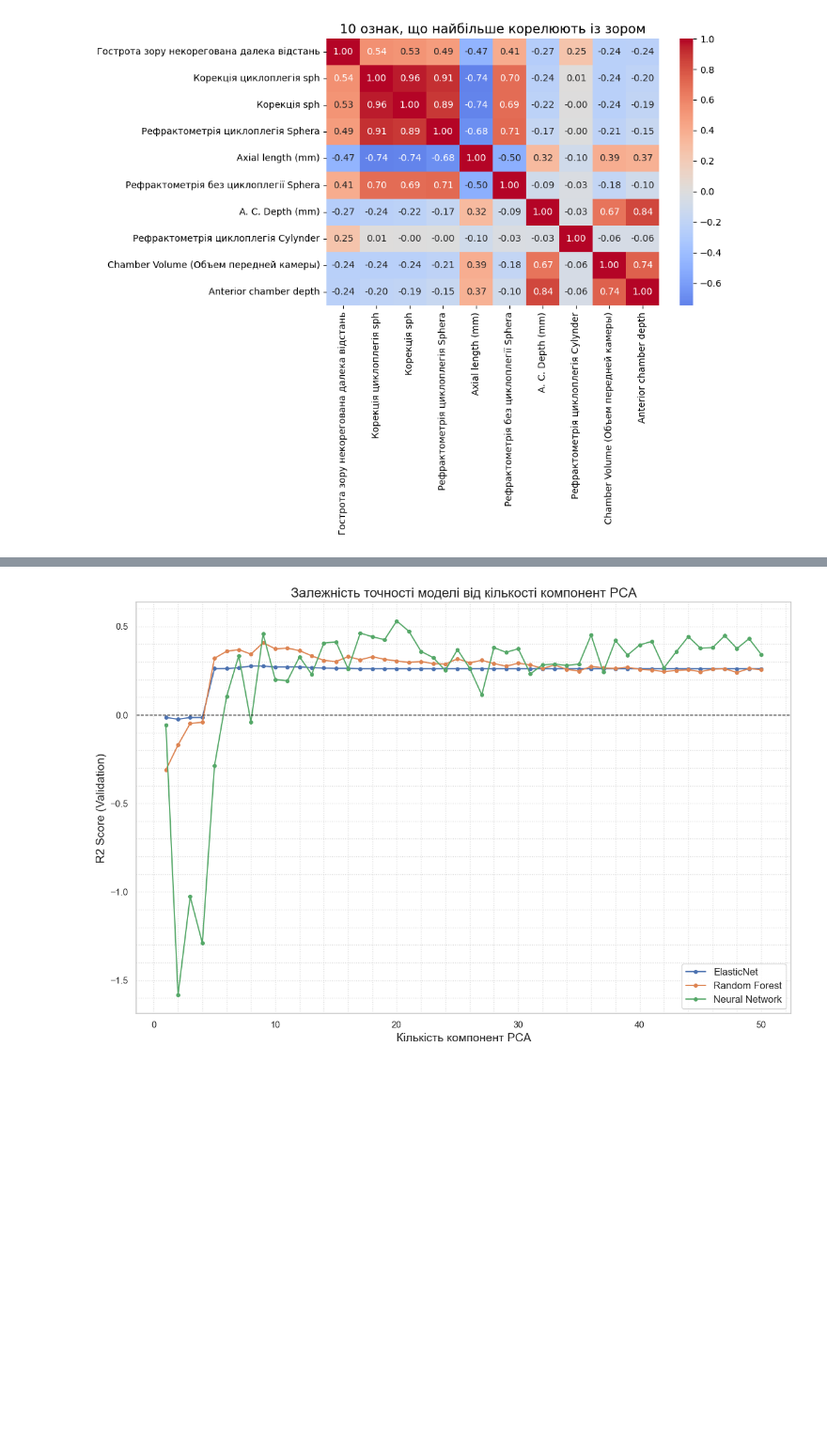
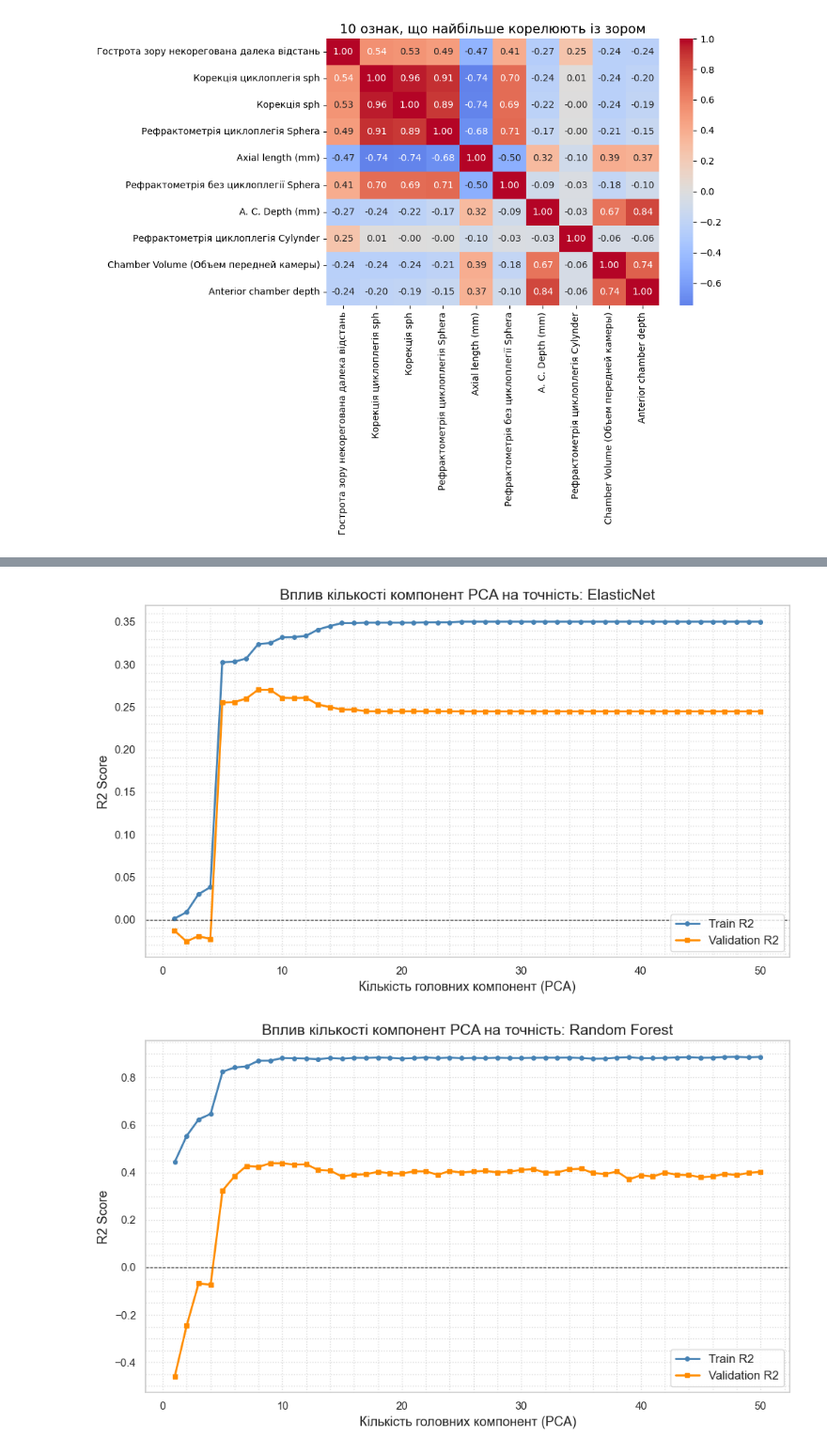
Before and after one commit to romaro23/SightRegression, a Jupyter notebook: regression.ipynb, the cells around one changed output, grey strips where cells are left out. Shown at 94% size. Saved outputs shown, nothing was run; the diff lists cells and outputs as text; code cells hidden in the pictures; blank space fills up the shorter version.

```diff
--- a/regression.ipynb
+++ b/regression.ipynb
@@ -422,51 +365,72 @@ comparison_plot(results)
 # %%
-rf = RandomForestRegressor(n_estimators=500, random_state=42, min_samples_split=5, min_samples_leaf=2, max_features='sqrt', max_depth=10)
-elastic = ElasticNet(random_state=42, alpha=0.01767, l1_ratio=0.95, max_iter=5000)
-nn = MLPRegressor(activation='tanh', solver='lbfgs', max_iter=20000, random_state=42, alpha=0.0726, learning_rate_init=0.0012, hidden_layer_sizes=(30, 15))
+rf = RandomForestRegressor(n_estimators=300, random_state=42, min_samples_split=5, min_samples_leaf=2, max_features=0.5, max_depth=None)
+elastic = ElasticNet(random_state=42, alpha=0.02349, l1_ratio=0.9266, max_iter=5000)
+nn = MLPRegressor(activation='relu', solver='lbfgs', max_iter=20000, random_state=42, alpha=0.08062, learning_rate_init=0.0001267, hidden_layer_sizes=(30, 15))
 # %%
 n_components_range = range(1, 51, 1)
 
-scores = {'ElasticNet': [], 'Random Forest': [], 'Neural Network': []}
+scores = {
+    'ElasticNet': {'train': [], 'val': []},
+    'Random Forest': {'train': [], 'val': []},
+    'Neural Network': {'train': [], 'val': []}
+}
 
 models = {
     'ElasticNet': elastic,
     'Random Forest': rf,
     'Neural Network': nn
 }
 
 for n in tqdm(n_components_range, desc="Аналіз компонент PCA"):
 
     for name, model in models.items():
+
         pipe = Pipeline([
             ('imputer', SimpleImputer(strategy='median')),
             ('scaler', StandardScaler()),
             ('pca', PCA(n_components=n)),
             ('model', model)
         ])
 
-        log_target_pipe = TransformedTargetRegressor(
-            regressor=pipe,
-            func=np.log1p,
-            inverse_func=np.expm1
+        cv_scores = cross_validate(
+            estimator=pipe,
+            X=x_train,
+            y=y_train,
+            cv=gkf,
+            scoring='r2',
+            return_train_score=True,
+            groups=groups_train
         )
-        _, r2_val = fit_and_evaluate(log_target_pipe, x_train, y_train, groups=groups_train)
 
-        scores[name].append(r2_val)
+        r2_train = cv_scores['train_score'].mean()
+        r2_val = cv_scores['test_score'].mean()
+
+        scores[name]['train'].append(r2_train)
+        scores[name]['val'].append(r2_val)
 
 sns.set_theme(style="whitegrid")
-plt.figure(figsize=(12, 8))
 
-for name, score_list in scores.items():
-    plt.plot(n_components_range, score_list, marker='o', markersize=4, label=name)
+for name in models.keys():
+    plt.figure(figsize=(10, 6))
 
-plt.title('Залежність точності моделі від кількості компонент PCA', fontsize=16)
-plt.xlabel('Кількість компонент PCA', fontsize=14)
-plt.ylabel('R2 Score (Validation)', fontsize=14)
-plt.axhline(0, color='black', linewidth=1, linestyle='--')
-plt.grid(True, which='both', linestyle=':', alpha=0.7)
-plt.minorticks_on()
-plt.legend(fontsize=12)
-plt.tight_layout()
-plt.show()
+    plt.plot(n_components_range, scores[name]['train'],
+             marker='o', markersize=4, label='Train R2', color='steelblue', linewidth=2)
+    plt.plot(n_components_range, scores[name]['val'],
+             marker='s', markersize=4, label='Validation R2', color='darkorange', linewidth=2)
+
+    plt.title(f'Вплив кількості компонент PCA на точність: {name}', fontsize=15)
+    plt.xlabel('Кількість головних компонент (PCA)', fontsize=13)
+    plt.ylabel('R2 Score', fontsize=13)
+
+    plt.axhline(0, color='black', linewidth=0.8, linestyle='--')
+
+    plt.grid(True, which='both', linestyle=':', alpha=0.7)
+    plt.minorticks_on()
+
+    plt.legend(fontsize=12, loc='lower right')
+
+    plt.tight_layout()
+    plt.show()
 # %% [output]
-[figure, old version]
+[figure, new version]
+[figure, added]
```
Also changed, not shown: parts of 35 cells of this notebook.
